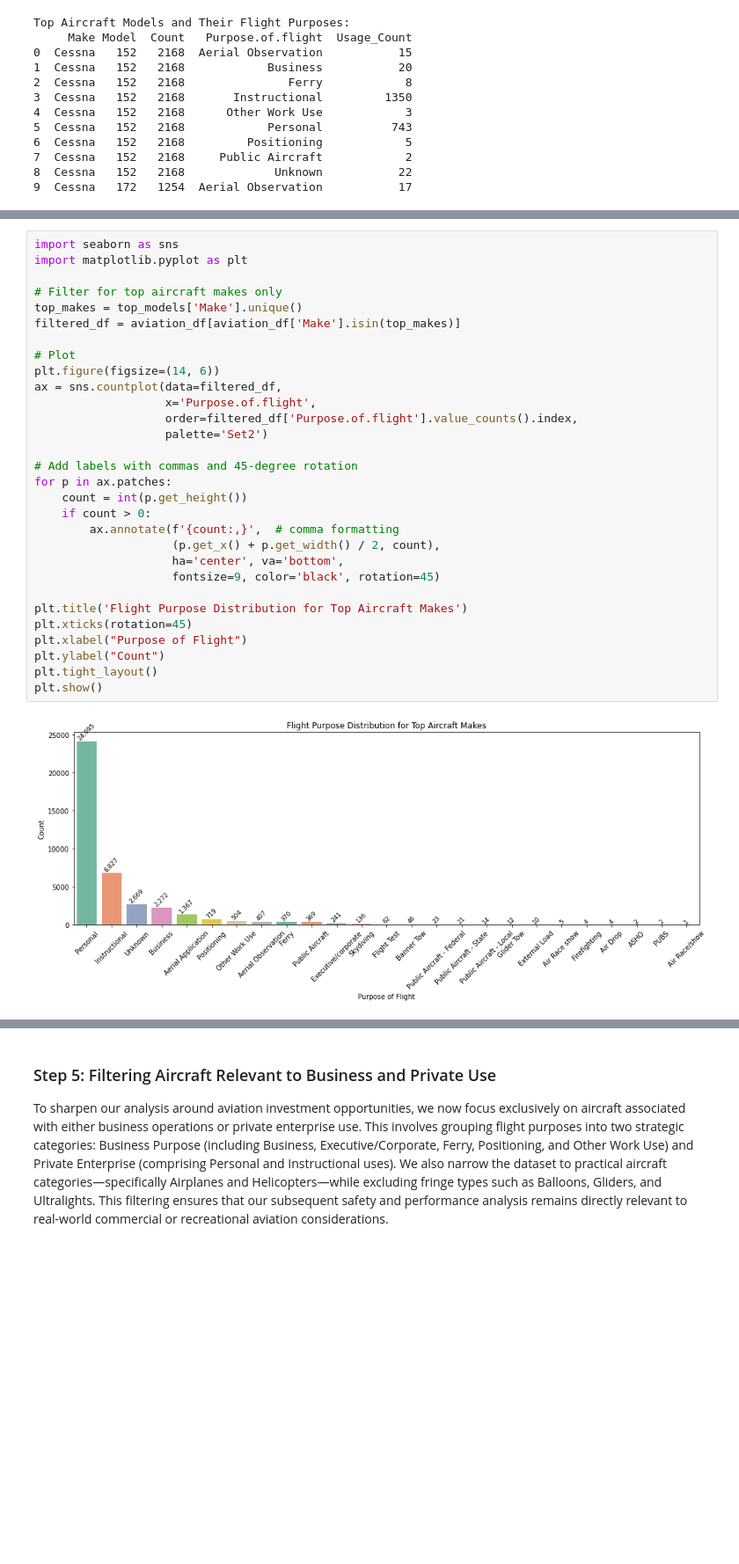
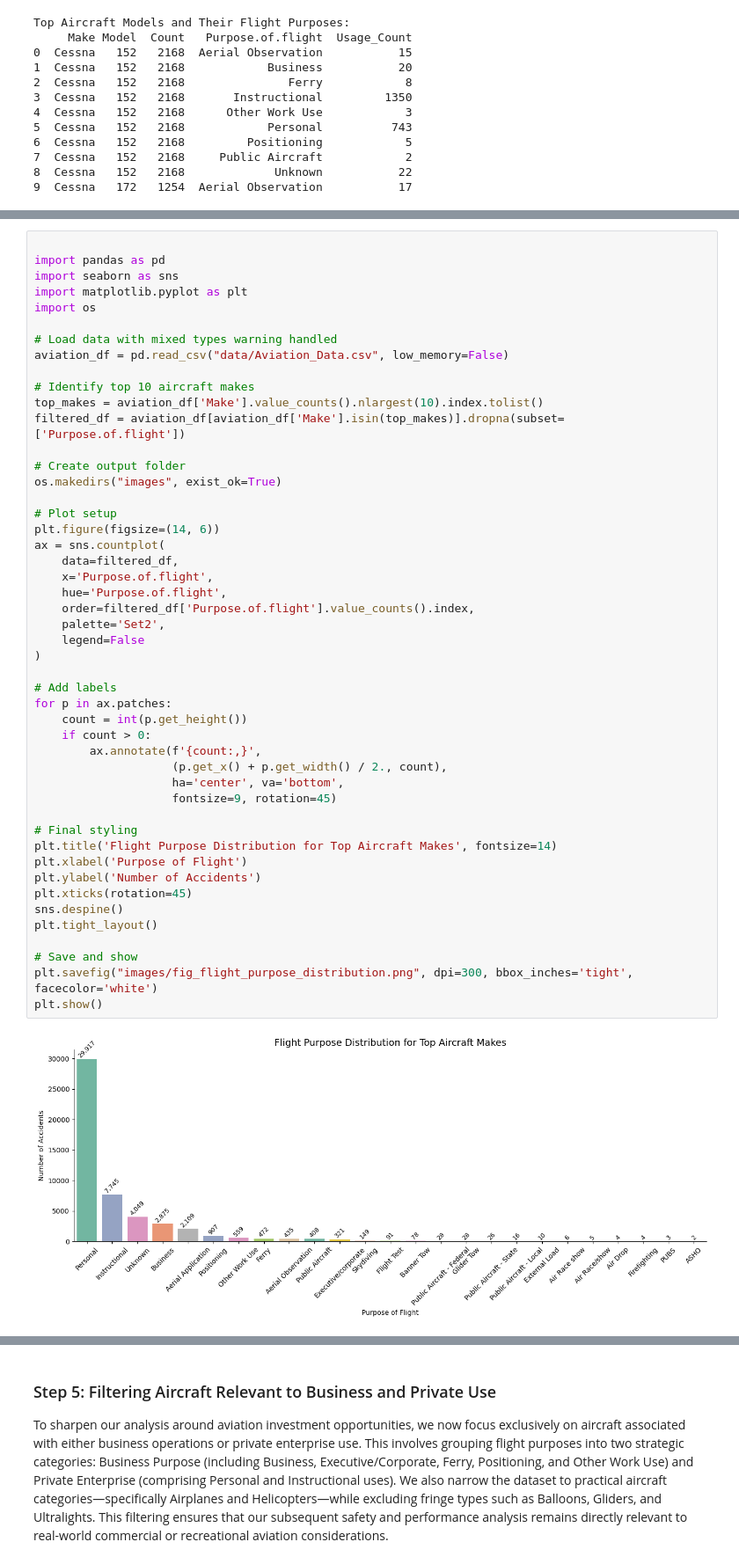
Before and after one commit to cyrusCMM/my-first-project-, a Jupyter notebook: index.ipynb, the cells around one changed output, grey strips where cells are left out. Shown at 88% size. Saved outputs shown, nothing was run; the diff lists cells and outputs as text; blank space fills up the shorter version.

```diff
--- a/index.ipynb
+++ b/index.ipynb
@@ -147,32 +142,50 @@ Top Aircraft Models and Their Flight Purposes:
 # %%
+
+import pandas as pd
 import seaborn as sns
 import matplotlib.pyplot as plt
+import os
 
-# Filter for top aircraft makes only
-top_makes = top_models['Make'].unique()
-filtered_df = aviation_df[aviation_df['Make'].isin(top_makes)]
+# Load data with mixed types warning handled
+aviation_df = pd.read_csv("data/Aviation_Data.csv", low_memory=False)
 
-# Plot
+# Identify top 10 aircraft makes
+top_makes = aviation_df['Make'].value_counts().nlargest(10).index.tolist()
+filtered_df = aviation_df[aviation_df['Make'].isin(top_makes)].dropna(subset=['Purpose.of.flight'])
+
+# Create output folder
+os.makedirs("images", exist_ok=True)
+
+# Plot setup
 plt.figure(figsize=(14, 6))
-ax = sns.countplot(data=filtered_df,
-                   x='Purpose.of.flight',
-                   order=filtered_df['Purpose.of.flight'].value_counts().index,
-                   palette='Set2')
+ax = sns.countplot(
+    data=filtered_df,
+    x='Purpose.of.flight',
+    hue='Purpose.of.flight',
+    order=filtered_df['Purpose.of.flight'].value_counts().index,
+    palette='Set2',
+    legend=False
+)
 
-# Add labels with commas and 45-degree rotation
+# Add labels
 for p in ax.patches:
     count = int(p.get_height())
     if count > 0:
-        ax.annotate(f'{count:,}',  # comma formatting
-                    (p.get_x() + p.get_width() / 2, count),
+        ax.annotate(f'{count:,}',
+                    (p.get_x() + p.get_width() / 2., count),
                     ha='center', va='bottom',
-                    fontsize=9, color='black', rotation=45)
+                    fontsize=9, rotation=45)
 
-plt.title('Flight Purpose Distribution for Top Aircraft Makes')
+# Final styling
+plt.title('Flight Purpose Distribution for Top Aircraft Makes', fontsize=14)
+plt.xlabel('Purpose of Flight')
+plt.ylabel('Number of Accidents')
 plt.xticks(rotation=45)
-plt.xlabel("Purpose of Flight")
-plt.ylabel("Count")
+sns.despine()
 plt.tight_layout()
+
+# Save and show
+plt.savefig("images/fig_flight_purpose_distribution.png", dpi=300, bbox_inches='tight', facecolor='white')
 plt.show()
 # %% [output]
-[figure, old version]
+[figure, new version]
```
Also changed, not shown: parts of 14 cells of this notebook, 8 other files.
